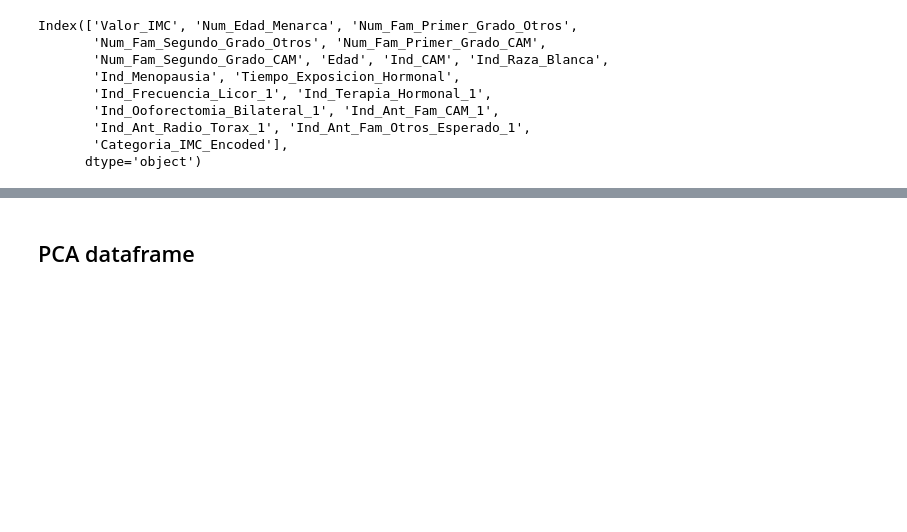
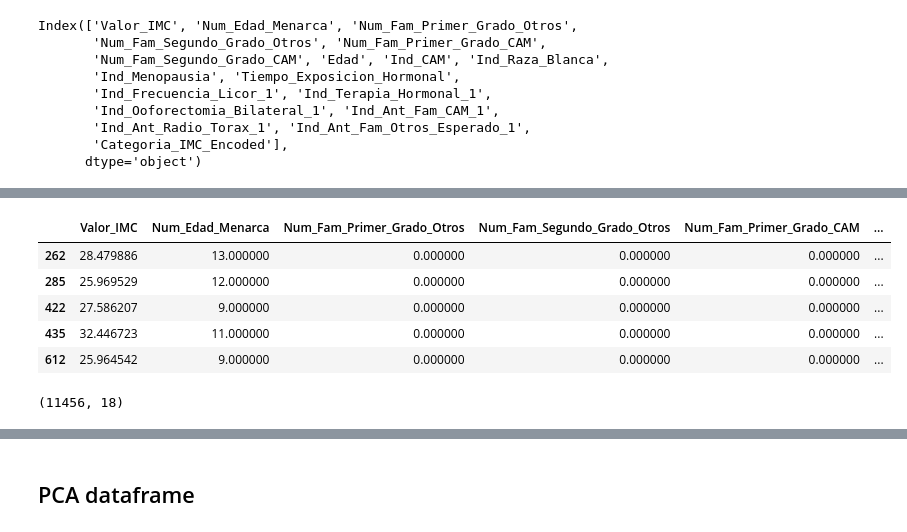
Before and after one commit to jherronr/Modelo_CA_Mama, a Jupyter notebook: Modelo_CA_Mama.ipynb, the cells around one changed output, grey strips where cells are left out. Cells and saved outputs as stored; diff of their text form; code cells hidden in the pictures; blank space fills up the shorter version.

```diff
--- a/Modelo_CA_Mama.ipynb
+++ b/Modelo_CA_Mama.ipynb
@@ -1425,0 +1465,16 @@ Index(['Valor_IMC', 'Num_Edad_Menarca', 'Num_Fam_Primer_Grado_Otros',
+# %%
+# Convertir valores booleanos a numéricos
+data_prep = data_prep.replace({True: 1, False: 0})
+# %%
+data_prep.head()
+# %% [output]
+|  | Valor_IMC | Num_Edad_Menarca | Num_Fam_Primer_Grado_Otros | Num_Fam_Segundo_Grado_Otros | Num_Fam_Primer_Grado_CAM | ... |
+| 262 | 28.479886 | 13.000000 | 0.000000 | 0.000000 | 0.000000 | ... |
+| 285 | 25.969529 | 12.000000 | 0.000000 | 0.000000 | 0.000000 | ... |
+| 422 | 27.586207 | 9.000000 | 0.000000 | 0.000000 | 0.000000 | ... |
+| 435 | 32.446723 | 11.000000 | 0.000000 | 0.000000 | 0.000000 | ... |
+| 612 | 25.964542 | 9.000000 | 0.000000 | 0.000000 | 0.000000 | ... |
+# %%
+data_prep.shape
+# %% [output]
+(11456, 18)
```
Also changed, not shown: parts of 46 cells of this notebook.
